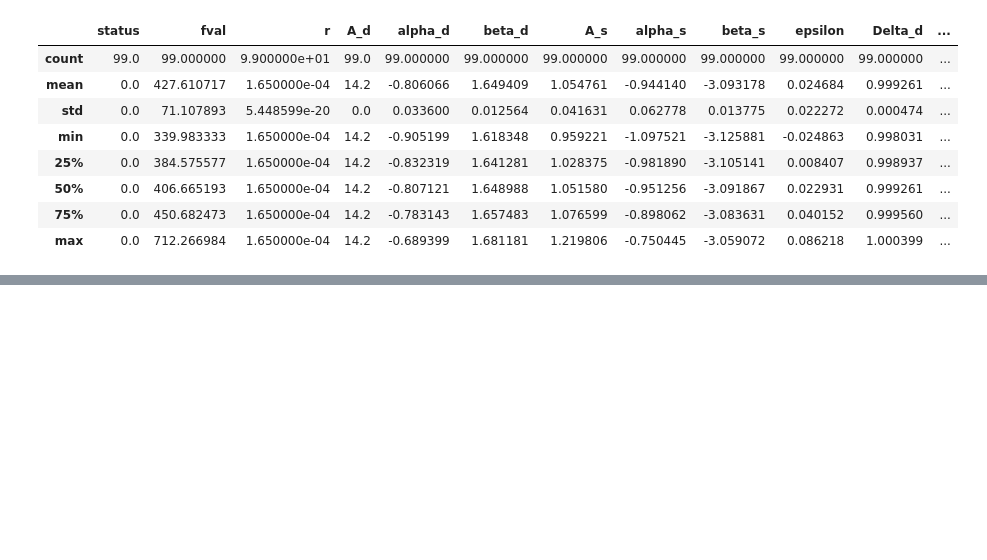
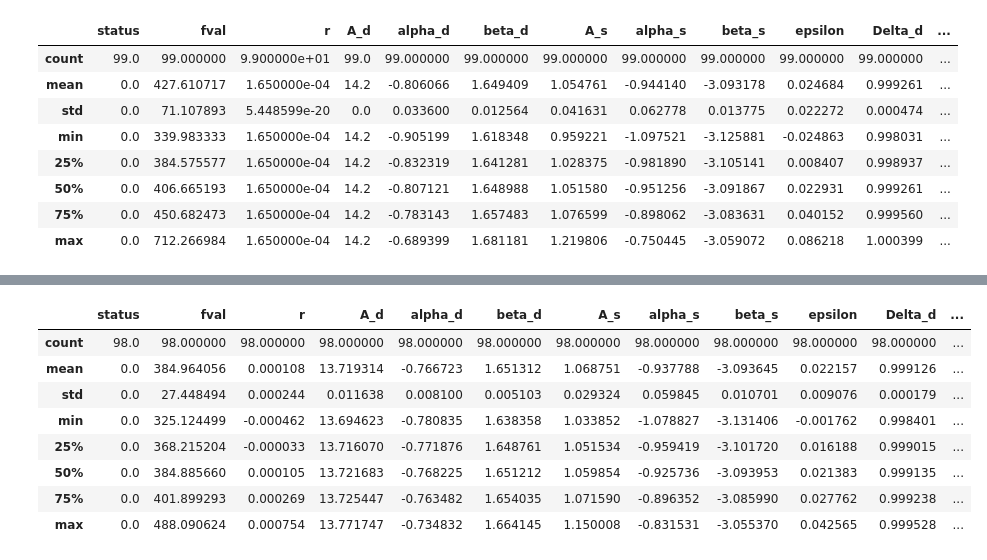
Before and after one commit to veronica-hoffman/s4bb, a Jupyter notebook: compare_params.ipynb, the cells around one changed output, grey strips where cells are left out. Cells and saved outputs as stored; diff of their text form; code cells hidden in the pictures; blank space fills up the shorter version.

```diff
--- a/compare_params.ipynb
+++ b/compare_params.ipynb
@@ -221,0 +280,13 @@ df_withpbs_fix_r_Ad_V_clean.describe()
+# %%
+df_nopbs_diag0_V_clean = df_nopbs_diag0_V.drop([70, 83])
+df_nopbs_diag0_V_clean.describe()
+# %% [output]
+|  | status | fval | r | A_d | alpha_d | beta_d | A_s | alpha_s | beta_s | epsilon | Delta_d | ... |
+| count | 98.0 | 98.000000 | 98.000000 | 98.000000 | 98.000000 | 98.000000 | 98.000000 | 98.000000 | 98.000000 | 98.000000 | 98.000000 | ... |
+| mean | 0.0 | 384.964056 | 0.000108 | 13.719314 | -0.766723 | 1.651312 | 1.068751 | -0.937788 | -3.093645 | 0.022157 | 0.999126 | ... |
+| std | 0.0 | 27.448494 | 0.000244 | 0.011638 | 0.008100 | 0.005103 | 0.029324 | 0.059845 | 0.010701 | 0.009076 | 0.000179 | ... |
+| min | 0.0 | 325.124499 | -0.000462 | 13.694623 | -0.780835 | 1.638358 | 1.033852 | -1.078827 | -3.131406 | -0.001762 | 0.998401 | ... |
+| 25% | 0.0 | 368.215204 | -0.000033 | 13.716070 | -0.771876 | 1.648761 | 1.051534 | -0.959419 | -3.101720 | 0.016188 | 0.999015 | ... |
+| 50% | 0.0 | 384.885660 | 0.000105 | 13.721683 | -0.768225 | 1.651212 | 1.059854 | -0.925736 | -3.093953 | 0.021383 | 0.999135 | ... |
+| 75% | 0.0 | 401.899293 | 0.000269 | 13.725447 | -0.763482 | 1.654035 | 1.071590 | -0.896352 | -3.085990 | 0.027762 | 0.999238 | ... |
+| max | 0.0 | 488.090624 | 0.000754 | 13.771747 | -0.734832 | 1.664145 | 1.150008 | -0.831531 | -3.055370 | 0.042565 | 0.999528 | ... |
```
Also changed, not shown: parts of 3 cells of this notebook, 2 other files.
